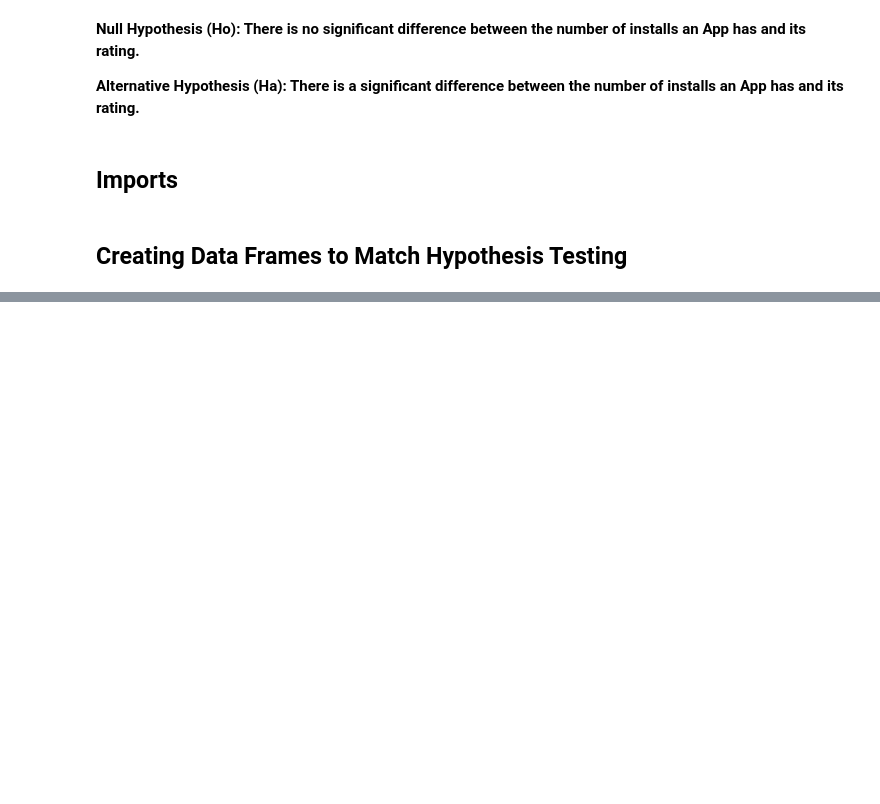
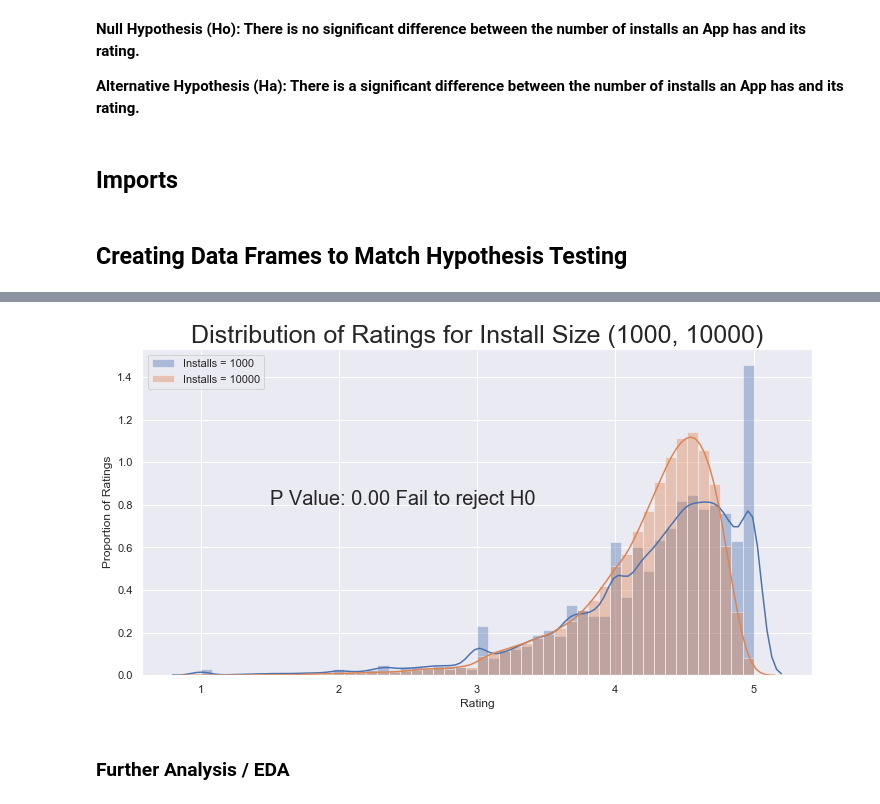
Before and after one commit to ZacharyVillarreal/Google-Play-Store-Download-Analysis, a Jupyter notebook: src/Hypothesis_Testing.ipynb, the cells around one changed output, grey strips where cells are left out. Drawn from its saved outputs; the diff is of its cells as text; code cells hidden in the pictures; blank space fills up the shorter version.

```diff
--- a/src/Hypothesis_Testing.ipynb
+++ b/src/Hypothesis_Testing.ipynb
@@ -32,4 +34,12 @@ play_store_data.drop(play_store_data.columns[
 # %%
 # I want to compare Install ranges that are comparible in size
 # Thus, I create a groupby that returns the Install ranges with their respective counts
-play_store_data.groupby('Installs').count()
+downloads_100 = play_store_data[play_store_data['Installs'] == 100]
+downloads_500 = play_store_data[play_store_data['Installs'] == 500]
+downloads_1000 = play_store_data[play_store_data['Installs'] == 1000]
+downloads_5000 = play_store_data[play_store_data['Installs'] == 5000]
+downloads_10000 = play_store_data[play_store_data['Installs'] == 10000]
+downloads_50000 = play_store_data[play_store_data['Installs'] == 50000]
+downloads_100000 = play_store_data[play_store_data['Installs'] == 100000]
+downloads_500000 = play_store_data[play_store_data['Installs'] == 500000]
+downloads_1000000 = play_store_data[play_store_data['Installs'] == 1000000]
@@ -81,0 +88,15 @@ Ttest_indResult(statistic=-0.6889699772794496, pvalue=0.49084598489652564)
+# %%
+# Comparing Install Sizes of 1000 & 10000, to compare proportion of ratings
+fig, ax = plt.subplots(figsize = (12,6))
+sns.distplot(downloads_1000.Rating,label='Installs = 1000')
+sns.distplot(downloads_10000.Rating,label='Installs = 10000')
+plt.legend()
+plt.ylabel('Proportion of Ratings')
+plt.title('Distribution of Ratings for Install Size (1000, 10000)', fontsize = 25)
+s, p = stats.ttest_ind(downloads_1000.Rating, downloads_10000.Rating, equal_var=False)
+plt.text(x = 1.5, y = 0.8, s = "P Value: %.2f Fail to reject H0"%(p),fontsize = 20);
+# plt.savefig('../graphs/Distribution_of_Ratings_1k_10k.png', dpi = 500, bbox_inches = 'tight');
+# %% [output]
+[figure, added]
+# %% [markdown]
+### Further Analysis / EDA
```
Also changed, not shown: parts of 10 cells of this notebook, 10 other files.
